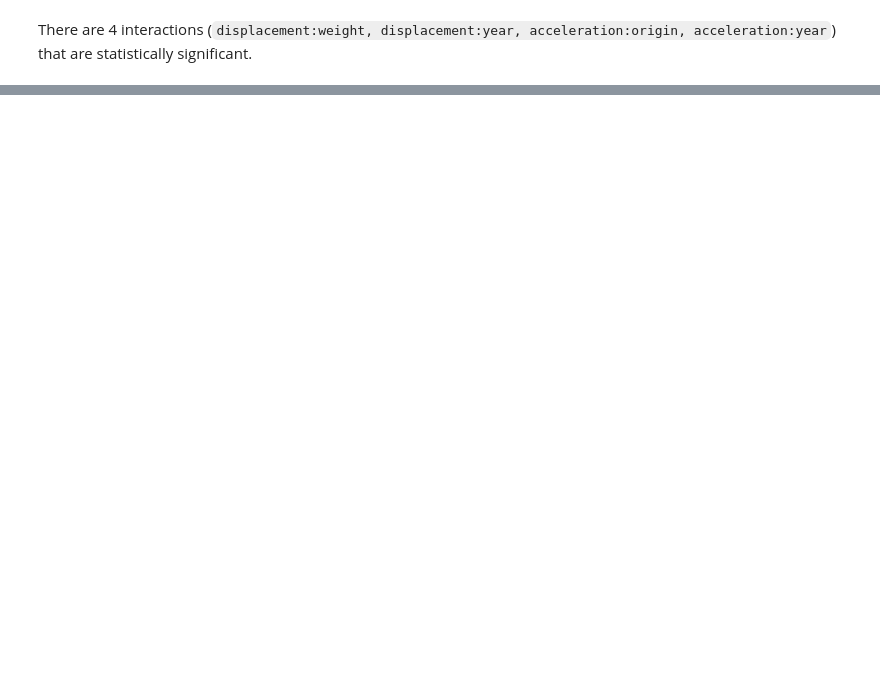
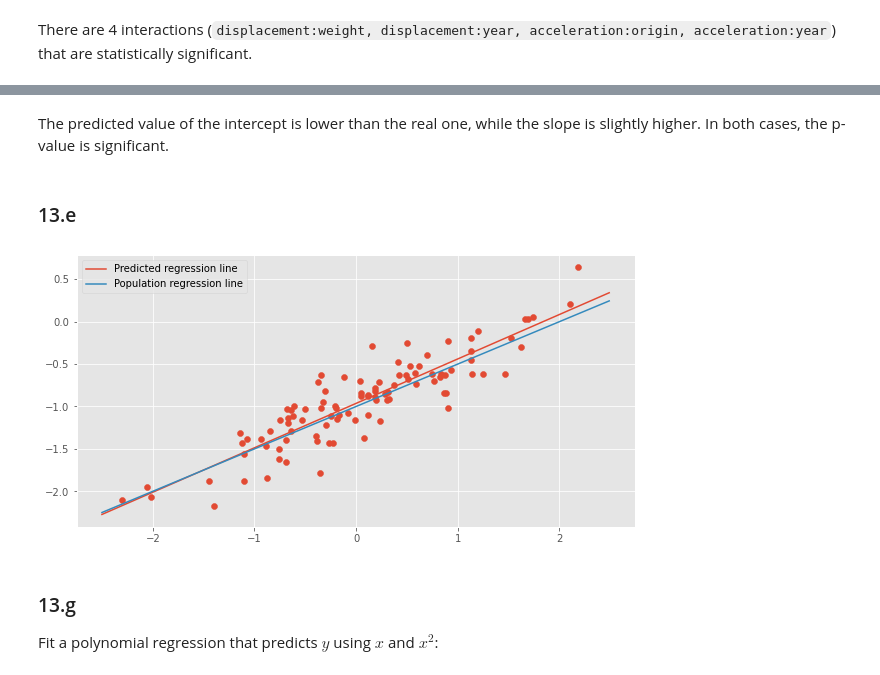
Before and after one commit to maurock/ISLR, a Jupyter notebook: Chapter_3.ipynb, the cells around one changed output, grey strips where cells are left out. Drawn from its saved outputs; the diff is of its cells as text; code cells hidden in the pictures; blank space fills up the shorter version.

```diff
--- a/Chapter_3.ipynb
+++ b/Chapter_3.ipynb
@@ -534,0 +650,7 @@ There are 4 interactions (`displacement:weight, displacement:year, acceleration:
+# %%
+X = pd.concat([carseats, onehot_df], axis=1)[['Price', 'Urban one-hot', 'US one-hot']]
+X = sm.add_constant(X)
+y = carseats['Sales']
+model_carseats = sm.OLS(y, X)
+result_carseats = model_carseats.fit()
+print(result_carseats.summary())
@@ -534,0 +689,7 @@ There are 4 interactions (`displacement:weight, displacement:year, acceleration:
+# %%
+X = pd.concat([carseats, onehot_df], axis=1)[['Price', 'US one-hot']]
+X = sm.add_constant(X)
+y = carseats['Sales']
+model_carseats = sm.OLS(y, X)
+result_carseats = model_carseats.fit()
+print(result_carseats.summary())
@@ -534,0 +842,14 @@ There are 4 interactions (`displacement:weight, displacement:year, acceleration:
+# %%
+lm_13 = Linear_Regression()
+lm_13.fit(x, y, print_statistics=True)
+
+np.random.seed(1)
+x = np.random.normal(0, 1, 100)
+eps = np.random.normal(0, 0.25, 100)
+y = -1 + 0.5*x + eps
+X = np.zeros((x.shape[0], 2))
+X[:, 0] = x
+X = sm.add_constant(x)
+model_standardnoise = sm.OLS(y, X)
+result_standardnoise = model_standardnoise.fit()
+print(result_standardnoise.summary())
@@ -534,0 +874,25 @@ There are 4 interactions (`displacement:weight, displacement:year, acceleration:
+# %% [markdown]
+The predicted value of the intercept is lower than the real one, while the slope is slightly higher. In both cases, the p-value is significant.
+# %% [markdown]
+### 13.e
+# %%
+X = np.arange(-2.5, 2.5, 0.01)
+X = X.reshape(X.shape[0], 1)
+X = sm.add_constant(X)
+regression_line_hat = result_standardnoise.predict(X)
+
+lm_13_population = Linear_Regression()
+lm_13_population.A = np.array([[-1], [0.5]])
+regression_line = lm_13_population.predict(np.arange(-2.5, 2.5, 0.01))  # population regression line
+
+plt.figure(figsize=(10, 5))
+plt.scatter(x, y)
+plt.plot(X[:, 1], regression_line_hat)
+plt.plot(np.arange(-2.5, 2.5, 0.01), regression_line)
+plt.legend(['Predicted regression line', 'Population regression line'])
+plt.show()
+# %% [output]
+[figure, added]
+# %% [markdown]
+### 13.g
+Fit a polynomial regression that predicts $y$ using $x$ and $x^2$:
```
Also changed, not shown: parts of 95 cells of this notebook.
